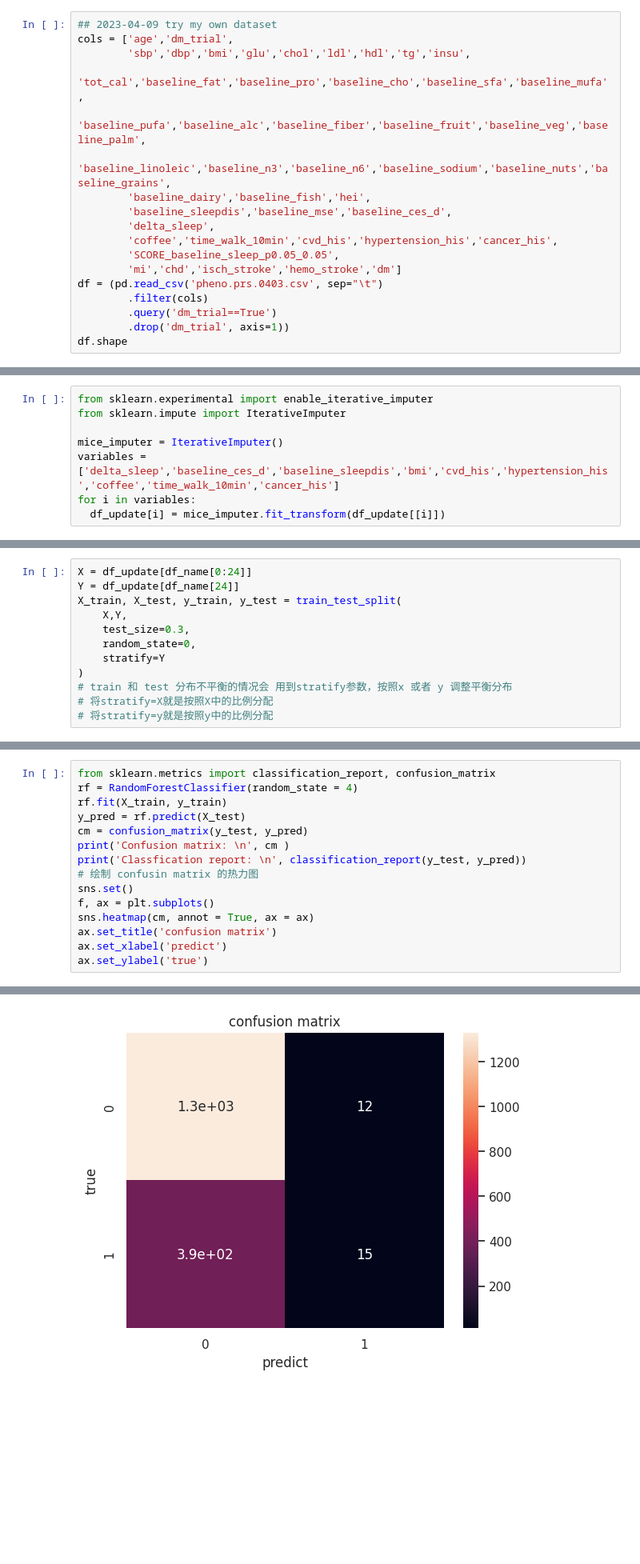
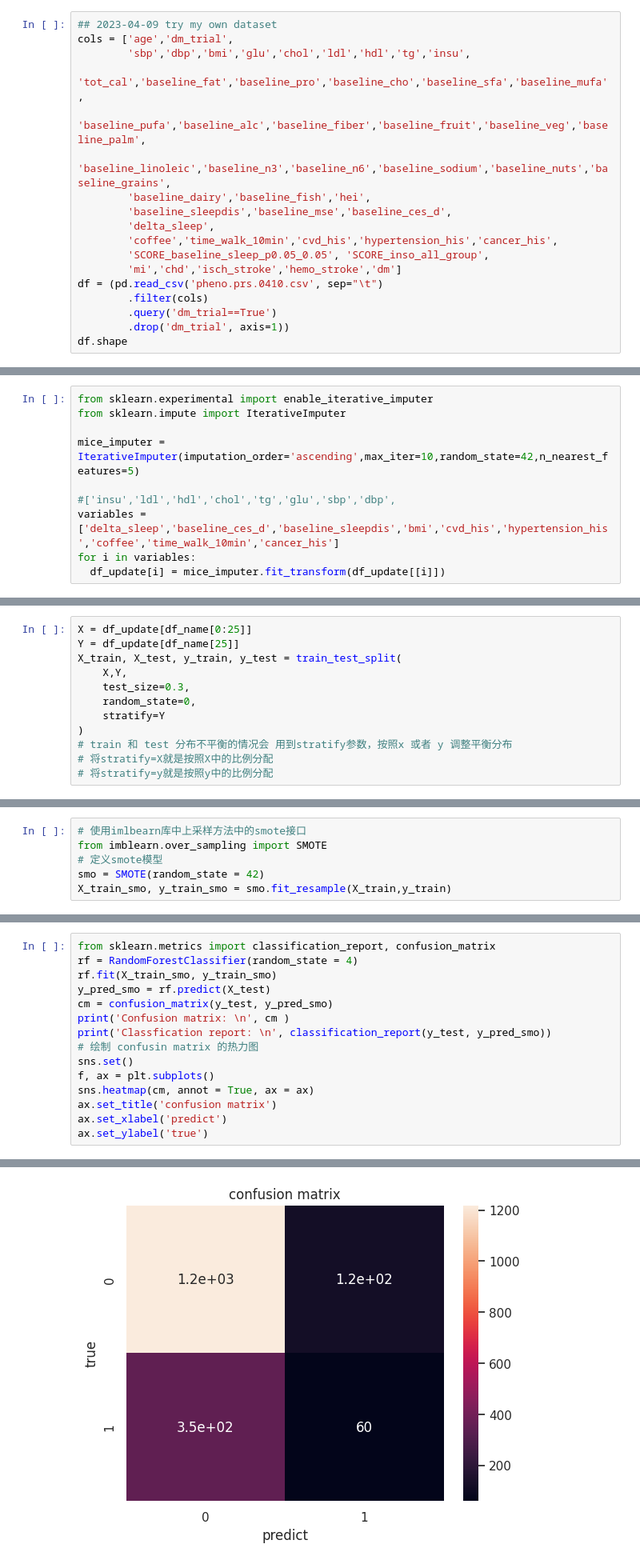
Before and after one commit to echoheqian/drug-target-master, a Jupyter notebook: dbgap_sleep_cvds_dataset.ipynb, the cells around one changed output, grey strips where cells are left out. Shown at 80% size. Drawn from its saved outputs; the diff is of its cells as text; blank space fills up the shorter version.

```diff
--- a/dbgap_sleep_cvds_dataset.ipynb
+++ b/dbgap_sleep_cvds_dataset.ipynb
@@ -68,9 +68,9 @@ cols = ['age','dm_trial',
         'baseline_sleepdis','baseline_mse','baseline_ces_d',
         'delta_sleep',
         'coffee','time_walk_10min','cvd_his','hypertension_his','cancer_his',
-        'SCORE_baseline_sleep_p0.05_0.05',
+        'SCORE_baseline_sleep_p0.05_0.05', 'SCORE_inso_all_group',
         'mi','chd','isch_stroke','hemo_stroke','dm']
-df = (pd.read_csv('pheno.prs.0403.csv', sep="\t")
+df = (pd.read_csv('pheno.prs.0410.csv', sep="\t")
         .filter(cols)
         .query('dm_trial==True')
         .drop('dm_trial', axis=1))
@@ -234,7 +245,9 @@ There are 9 columns that have missing values.
 from sklearn.experimental import enable_iterative_imputer
 from sklearn.impute import IterativeImputer
 
-mice_imputer = IterativeImputer()
+mice_imputer = IterativeImputer(imputation_order='ascending',max_iter=10,random_state=42,n_nearest_features=5)
+
+#['insu','ldl','hdl','chol','tg','glu','sbp','dbp',
 variables = ['delta_sleep','baseline_ces_d','baseline_sleepdis','bmi','cvd_his','hypertension_his','coffee','time_walk_10min','cancer_his']
 for i in variables:
   df_update[i] = mice_imputer.fit_transform(df_update[[i]])
@@ -635,6 +649,6 @@ df_update.shape
 # %%
-X = df_update[df_name[0:24]]
-Y = df_update[df_name[24]]
+X = df_update[df_name[0:25]]
+Y = df_update[df_name[25]]
 X_train, X_test, y_train, y_test = train_test_split(
     X,Y,
     test_size=0.3,
@@ -653,0 +680,6 @@ There are 1750 testing samples
+# %%
+# 使用imlbearn库中上采样方法中的smote接口
+from imblearn.over_sampling import SMOTE
+# 定义smote模型
+smo = SMOTE(random_state = 42)
+X_train_smo, y_train_smo = smo.fit_resample(X_train,y_train)
@@ -1261,11 +1318,11 @@ compareModels
 # %%
 from sklearn.metrics import classification_report, confusion_matrix
 rf = RandomForestClassifier(random_state = 4)
-rf.fit(X_train, y_train)
-y_pred = rf.predict(X_test)
-cm = confusion_matrix(y_test, y_pred)
+rf.fit(X_train_smo, y_train_smo)
+y_pred_smo = rf.predict(X_test)
+cm = confusion_matrix(y_test, y_pred_smo)
 print('Confusion matrix: \n', cm )
-print('Classfication report: \n', classification_report(y_test, y_pred))
+print('Classfication report: \n', classification_report(y_test, y_pred_smo))
 # 绘制 confusin matrix 的热力图
 sns.set()
 f, ax = plt.subplots()
@@ -1289,2 +1346,2 @@ weighted avg       0.72      0.77      0.68      1750
 Text(46.25, 0.5, 'true')
-[figure, old version]
+[figure, new version]
```
Also changed, not shown: parts of 52 cells of this notebook.
